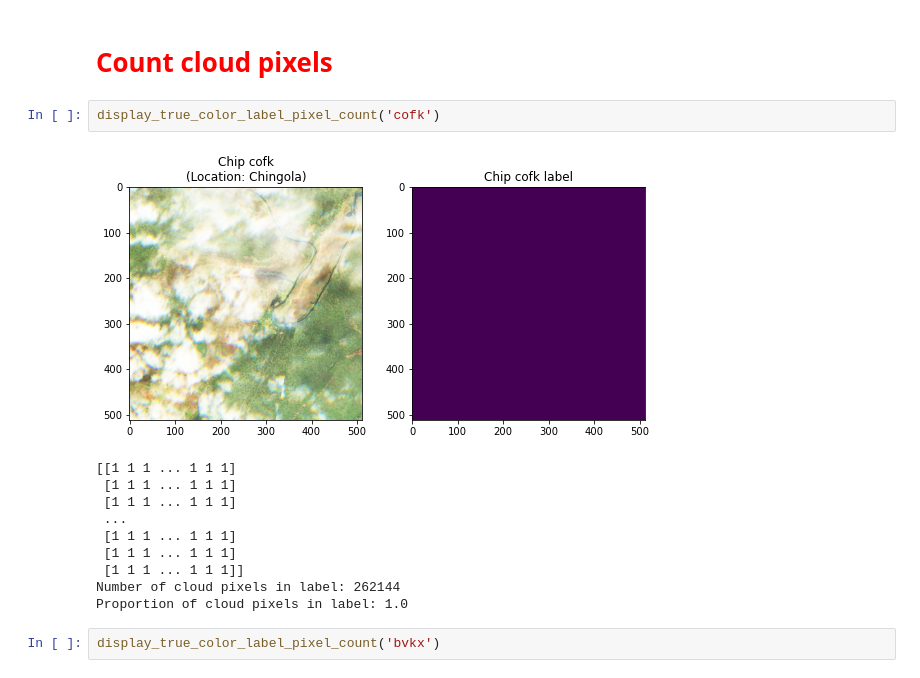
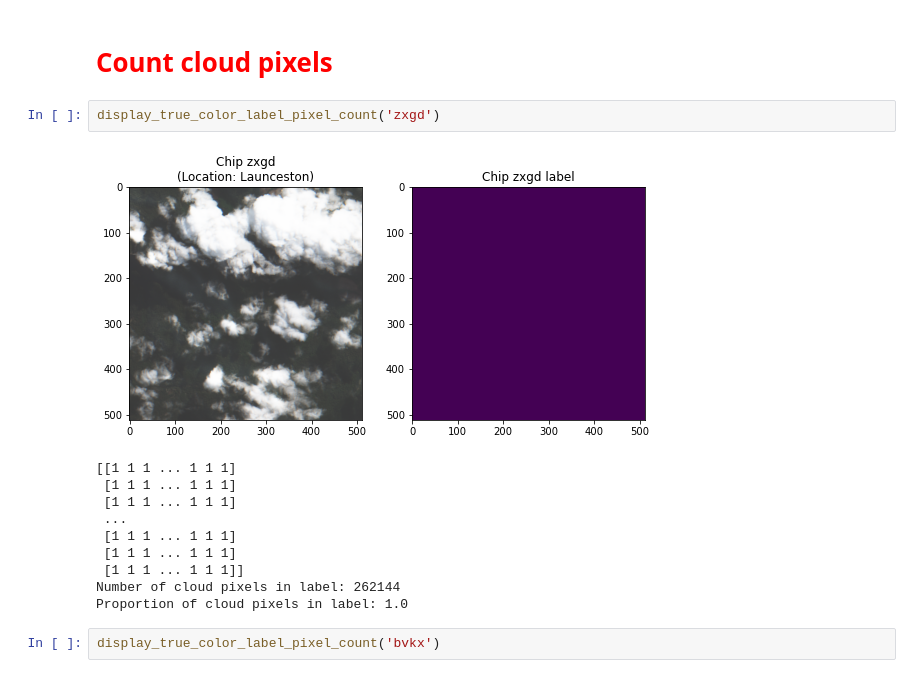
Before and after one commit to kurteulau/ucb_mids_w207_final_project, a Jupyter notebook: notebooks/tutorial_benchmark-Copy2.ipynb, the cells around one changed output. Drawn from its saved outputs; the diff is of its cells as text.

```diff
--- a/notebooks/tutorial_benchmark-Copy2.ipynb
+++ b/notebooks/tutorial_benchmark-Copy2.ipynb
@@ -472,9 +473,9 @@ def display_true_color_label_pixel_count(chip_id, data_dir=TRAIN_FEATURES):
 # %% [markdown]
 <h1><font color='red'>Count cloud pixels<font></h1>
 # %%
-display_true_color_label_pixel_count('cofk')
+display_true_color_label_pixel_count('zxgd')
 # %% [output]
-[figure, old version]
+[figure, new version]
 [[1 1 1 ... 1 1 1]
  [1 1 1 ... 1 1 1]
  [1 1 1 ... 1 1 1]
```
Also changed, not shown: parts of 7 cells of this notebook, 2 other files.
